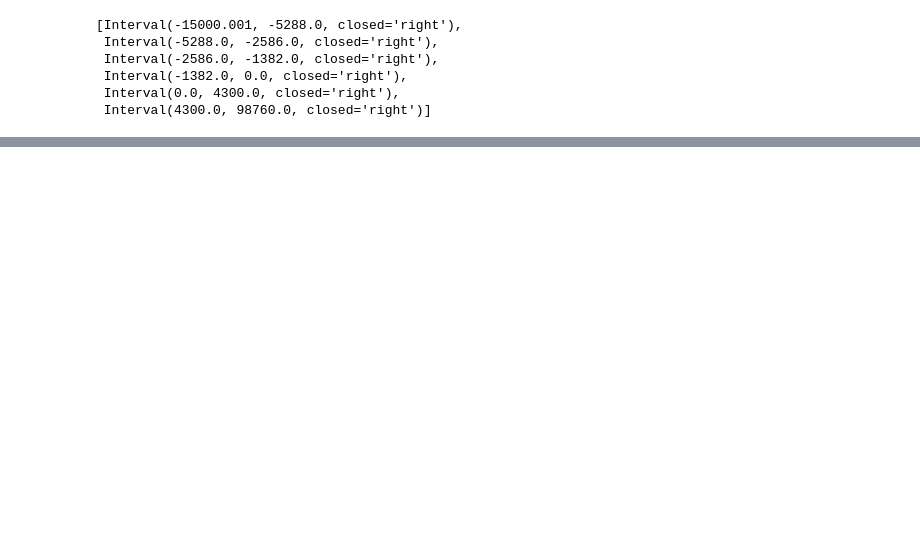
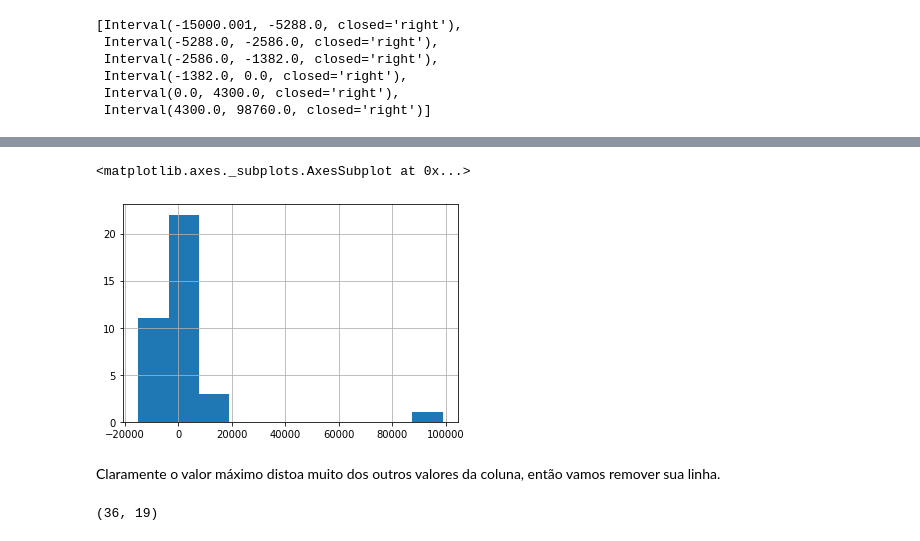
Before and after one commit to ccal2/dataScienceProject, a Jupyter notebook: project.ipynb, the cells around one changed output, grey strips where cells are left out. Cells and saved outputs as stored; diff of their text form; code cells hidden in the pictures; blank space fills up the shorter version.

```diff
--- a/project.ipynb
+++ b/project.ipynb
@@ -814,0 +840,16 @@ battles['size_difference_disc'].cat.rename_categories(['disavantage_4', 'disavan
+# %%
+battles['size_difference'].hist()
+# %% [output]
+<matplotlib.axes._subplots.AxesSubplot at 0x...>
+[figure, added]
+# %% [markdown]
+Claramente o valor máximo distoa muito dos outros valores da coluna, então vamos remover sua linha.
+# %%
+battles = battles[battles['size_difference'] < 40000]
+
+# resetar o index após remover dados
+battles.reset_index(drop=True, inplace=True)
+
+battles.shape
+# %% [output]
+(36, 19)
```
Also changed, not shown: parts of 9 cells of this notebook.
